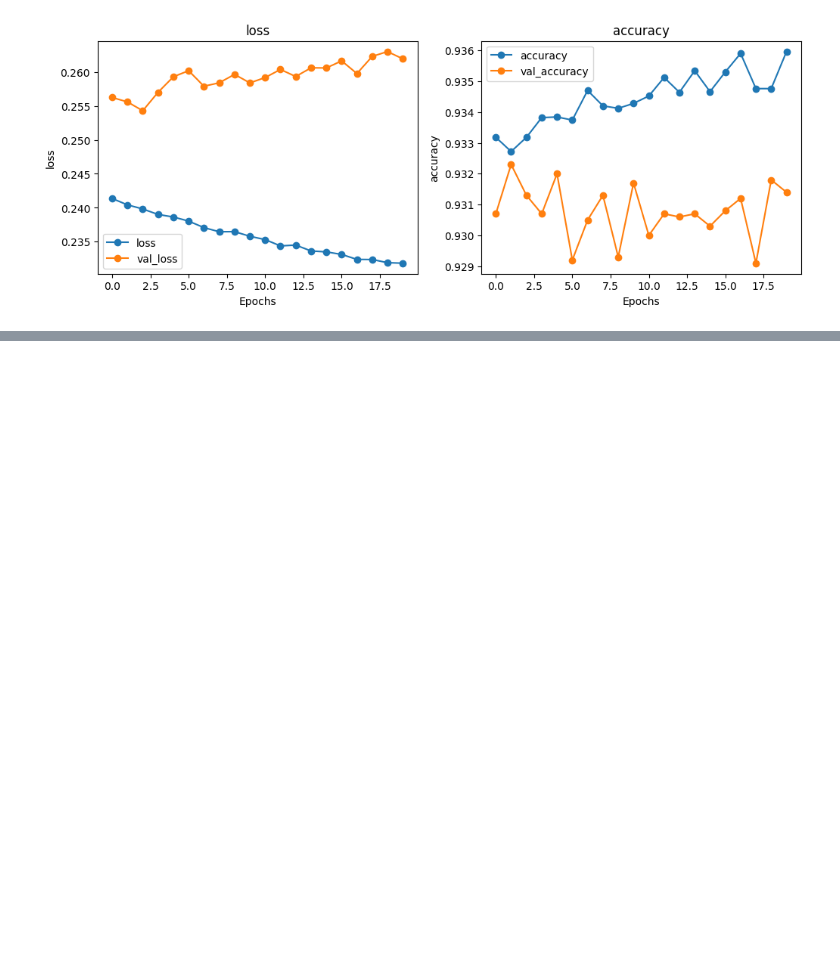
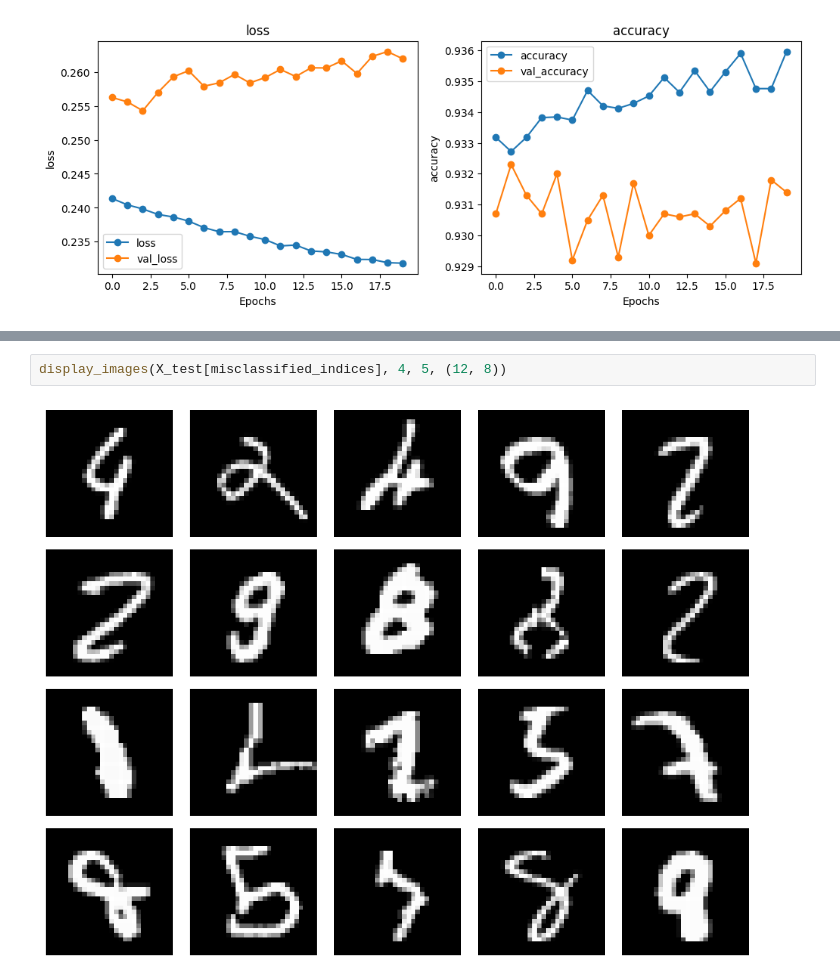
Before and after one commit to AIgineerAB/Artificial_Intelligence_HA24, a Jupyter notebook: code_alongs/Lec08_MLP.ipynb, the cells around one changed output, grey strips where cells are left out. Saved outputs shown, nothing was run; the diff lists cells and outputs as text; blank space fills up the shorter version.

```diff
--- a/code_alongs/Lec08_MLP.ipynb
+++ b/code_alongs/Lec08_MLP.ipynb
@@ -210,0 +360,4 @@ plot_metrics(naive_history)
+# %%
+display_images(X_test[misclassified_indices], 4, 5, (12, 8))
+# %% [output]
+[figure, added]
```
Also changed, not shown: parts of 17 cells of this notebook.
